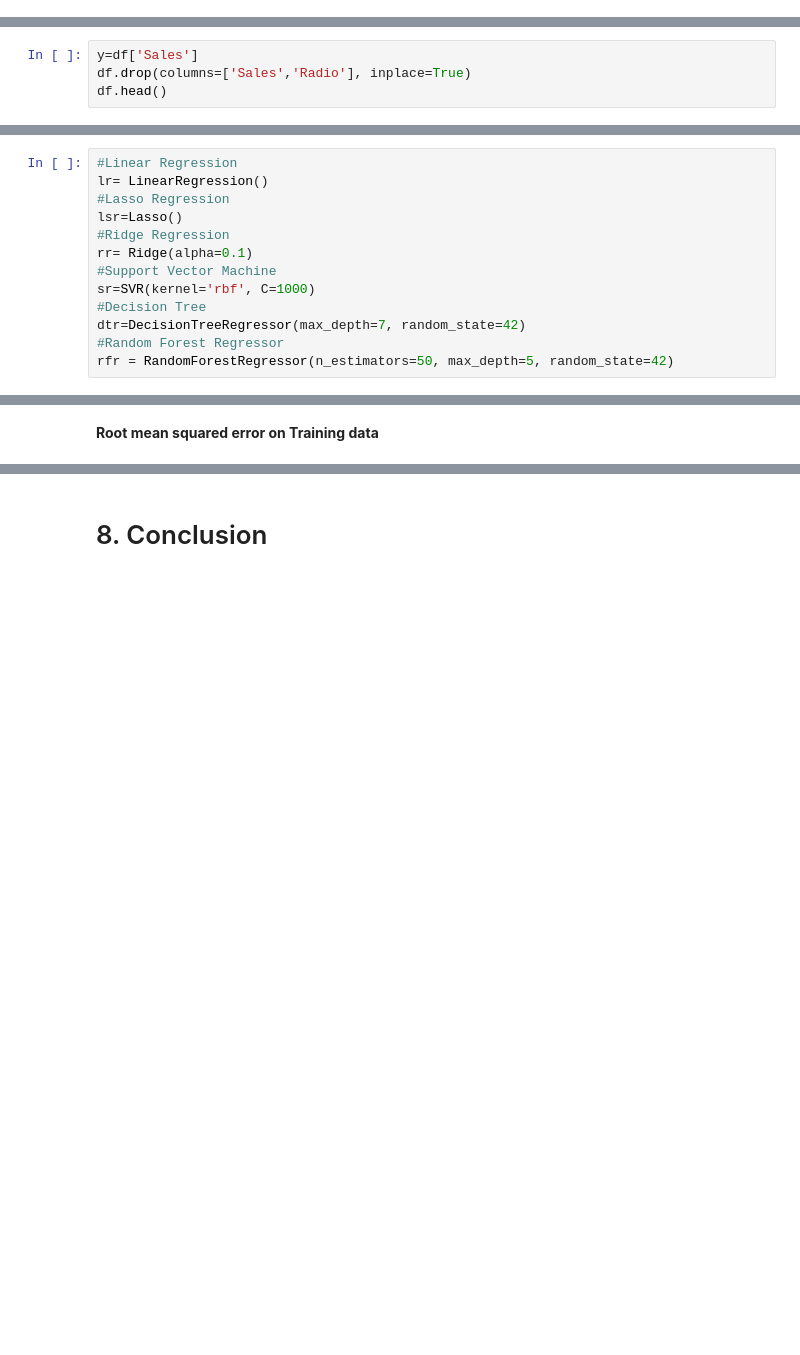
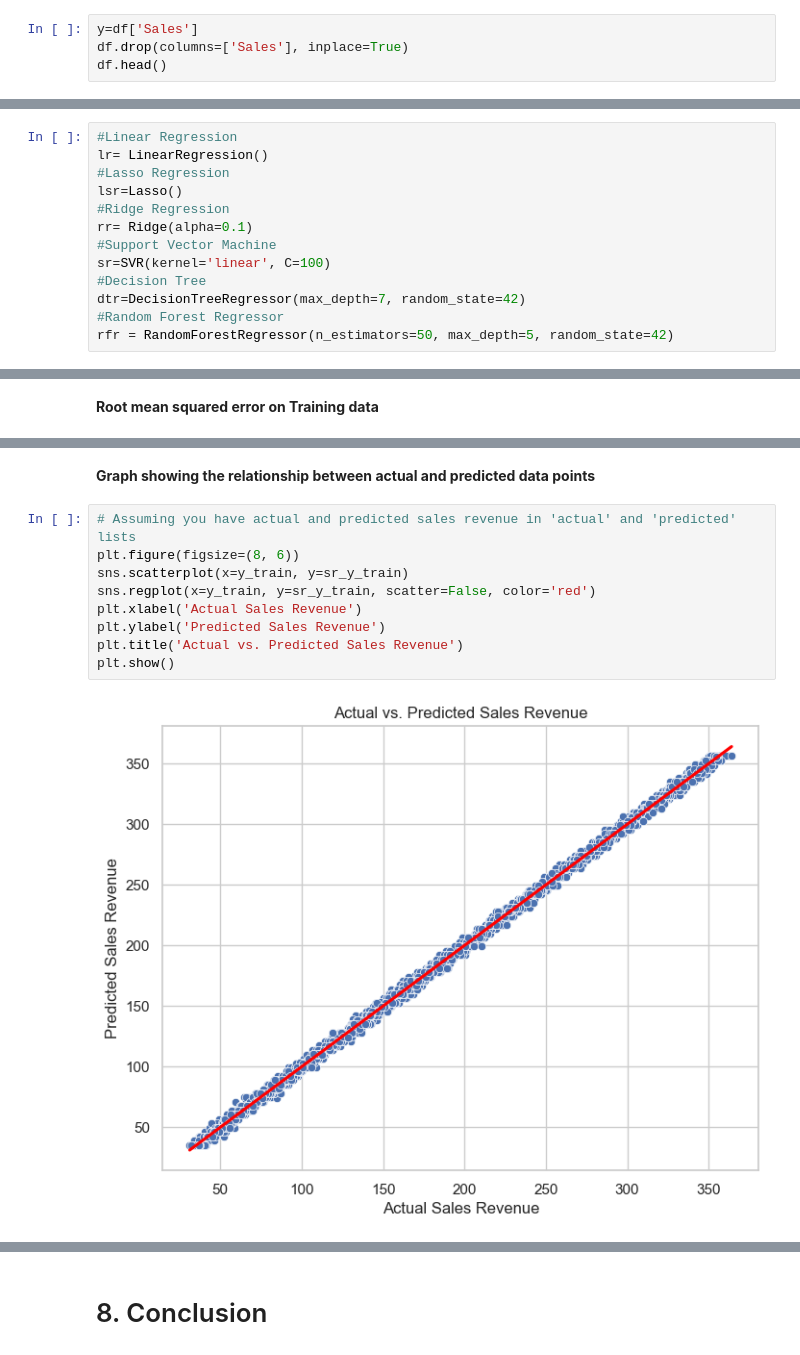
Before and after one commit to Tshifhumulo10/Martketing-Analysis-and-Revenue-Prediction, a Jupyter notebook: Martketing_Analysis_and_Revenue_Prediction.ipynb, the cells around one changed output, grey strips where cells are left out. Saved outputs shown, nothing was run; the diff lists cells and outputs as text; blank space fills up the shorter version.

```diff
--- a/Martketing_Analysis_and_Revenue_Prediction.ipynb
+++ b/Martketing_Analysis_and_Revenue_Prediction.ipynb
@@ -190,0 +232,4 @@ plt.show()
+# %%
+y=df['Sales']
+df.drop(columns=['Sales'], inplace=True)
+df.head()
@@ -224,4 +250,0 @@ dtype: int64
-# %%
-y=df['Sales']
-df.drop(columns=['Sales','Radio'], inplace=True)
-df.head()
@@ -253,7 +269,7 @@ lsr=Lasso()
 #Ridge Regression
 rr= Ridge(alpha=0.1)
 #Support Vector Machine
-sr=SVR(kernel='rbf', C=1000)
+sr=SVR(kernel='linear', C=100)
 #Decision Tree
 dtr=DecisionTreeRegressor(max_depth=7, random_state=42)
 #Random Forest Regressor
@@ -412,0 +429,13 @@ plt.show()
+# %% [markdown]
+**Graph showing the relationship between actual and predicted data points**
+# %%
+# Assuming you have actual and predicted sales revenue in 'actual' and 'predicted' lists
+plt.figure(figsize=(8, 6))
+sns.scatterplot(x=y_train, y=sr_y_train)
+sns.regplot(x=y_train, y=sr_y_train, scatter=False, color='red')
+plt.xlabel('Actual Sales Revenue')
+plt.ylabel('Predicted Sales Revenue')
+plt.title('Actual vs. Predicted Sales Revenue')
+plt.show()
+# %% [output]
+[figure, added]
```
Also changed, not shown: parts of 43 cells of this notebook.
